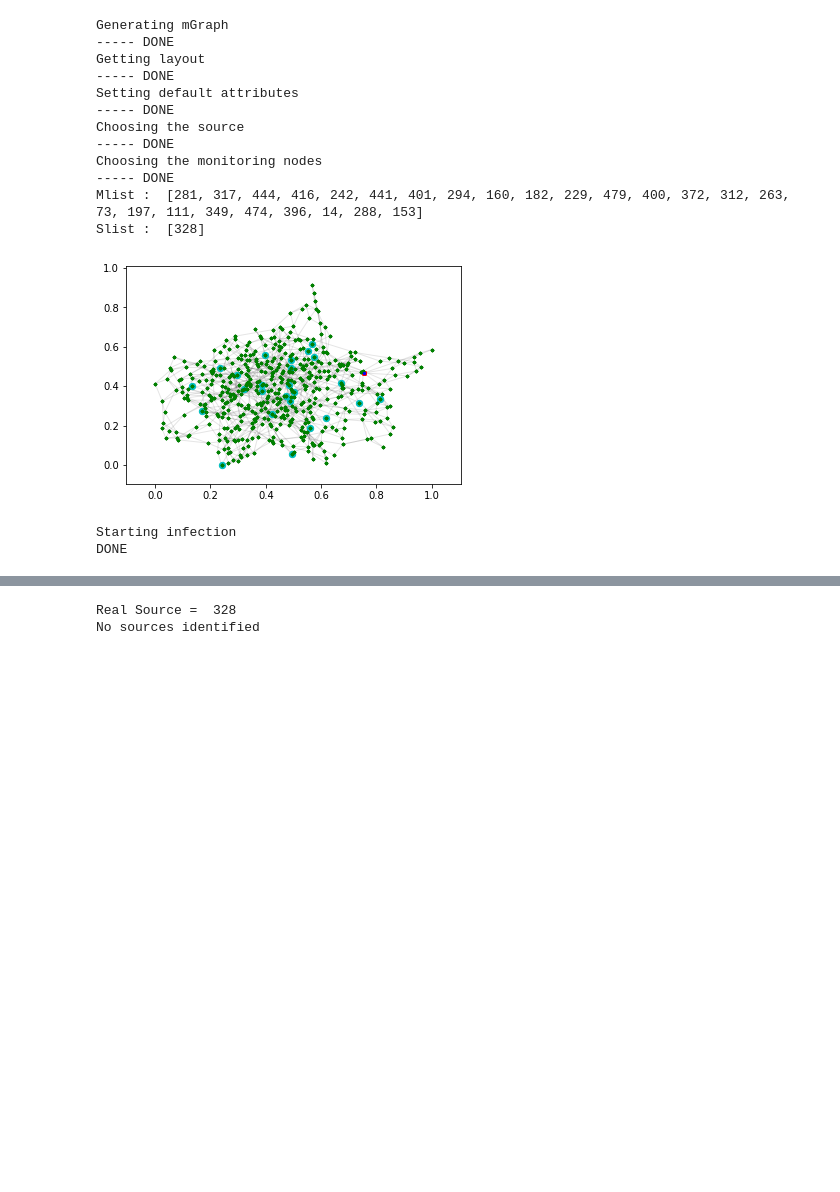
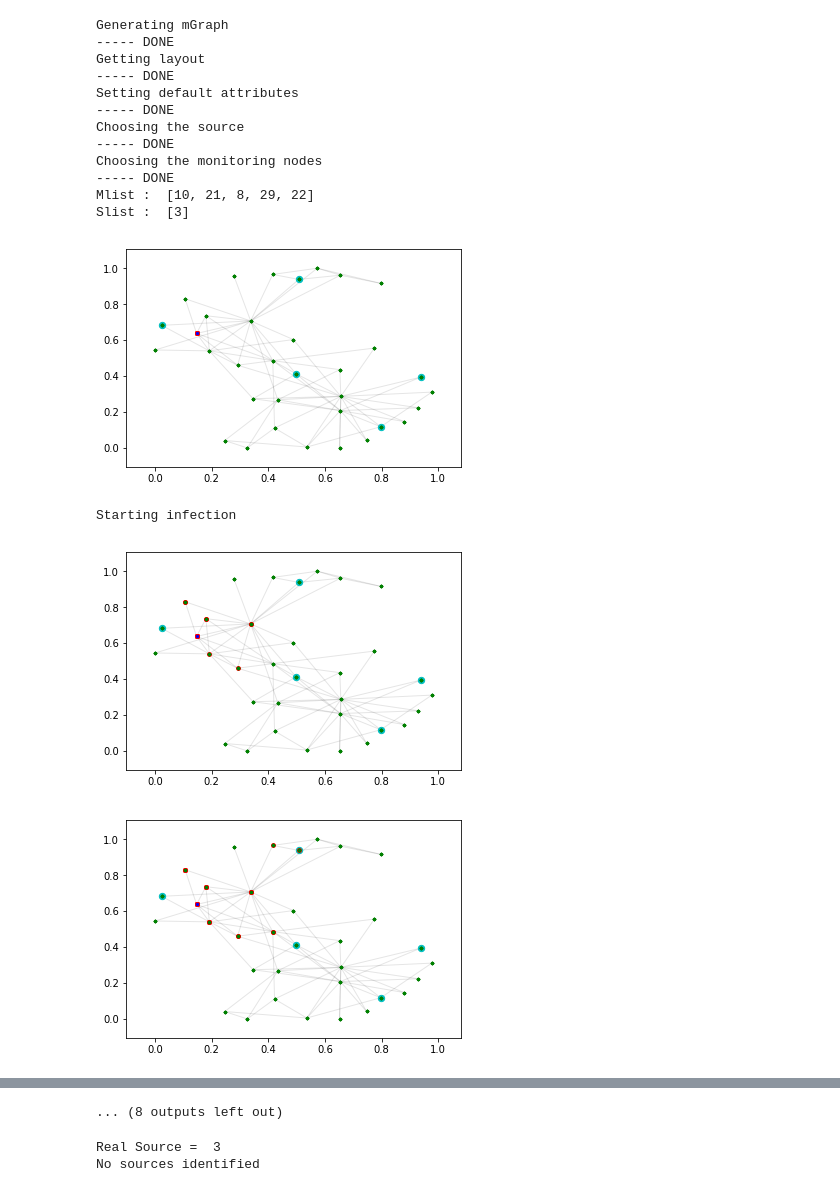
Before and after one commit to N0ciple/MSc-Project, a Jupyter notebook: Test-other.ipynb, the cells around one changed output, grey strips where cells are left out. Cells and saved outputs as stored; diff of their text form; code cells hidden in the pictures; blank space fills up the shorter version.

```diff
--- a/Test-other.ipynb
+++ b/Test-other.ipynb
@@ -17,7 +17,7 @@ figureList = list()
 # Parameters definition
 numRumors = 10
 maxThreshold = 1
-numMonitors = 25
+numMonitors = 5
 propagProba = 0.2
 numNodes = 500
 linkProba = 0.2
@@ -31,36 +31,37 @@ Graph, Pos, rumorSources, monitorsList = generateGraphReady(numNodes,linkProba,m
 
 fig1 =  drawColoredGraph(Graph, Pos, numRumors, rumorSources, monitorsList)
 #fig1.savefig('./TestFigs/figT'+str(j)+'.png')
 
 print("Starting infection")
 infections = [[] for n in range(numRumors)]
 
 infected = getInfectedList(Graph,numRumors)
 
 while(not isAllInfected(Graph,numRumors)):
 
     Graph = infectionForward(Graph, propagProba, numRumors)
     infected = getInfectedList(Graph,numRumors)
 
     # j+1 because j=0 is step 1
     monitorTrigger = updateMonitorTrig(j+1,monitorTrigger,monitorsList,Graph,numRumors)
     j += 1
-    #fig2 = drawColoredGraph(Graph, Pos, numRumors, rumorSources, myMonitors=monitorsList,myIndex=j)
+    fig2 = drawColoredGraph(Graph, Pos, numRumors, rumorSources, myMonitors=monitorsList,myIndex=j)
 
 print("DONE")
 # %% [output]
 Generating mGraph
 ----- DONE
 Getting layout
 ----- DONE
 Setting default attributes
 ----- DONE
 Choosing the source
 ----- DONE
 Choosing the monitoring nodes
 ----- DONE
-Mlist :  [281, 317, 444, 416, 242, 441, 401, 294, 160, 182, 229, 479, 400, 372, 312, 263, 73, 197, 111, 349, 474, 396, 14, 288, 153]
-Slist :  [328]
+Mlist :  [10, 21, 8, 29, 22]
+Slist :  [3]
-[figure, old version]
+[figure, new version]
 Starting infection
-DONE
+[figure, added]
+[figure, added]
@@ -67,3 +75,4 @@ DONE
+... (8 outputs left out)
 # %%
 sets = list()
 monitorTrigger2 = sorted(monitorTrigger, key=lambda x : (x[0], x[2]))
@@ -82,7 +91,7 @@ except:
     #print('\n\nDifferent sets')
     #print(*sets,sep='\n')
 # %% [output]
-Real Source =  328
+Real Source =  3
 No sources identified
 # %%
 from networkUtils import drawColoredGraph2
```
Also changed, not shown: parts of 10 cells of this notebook, 6 other files.
